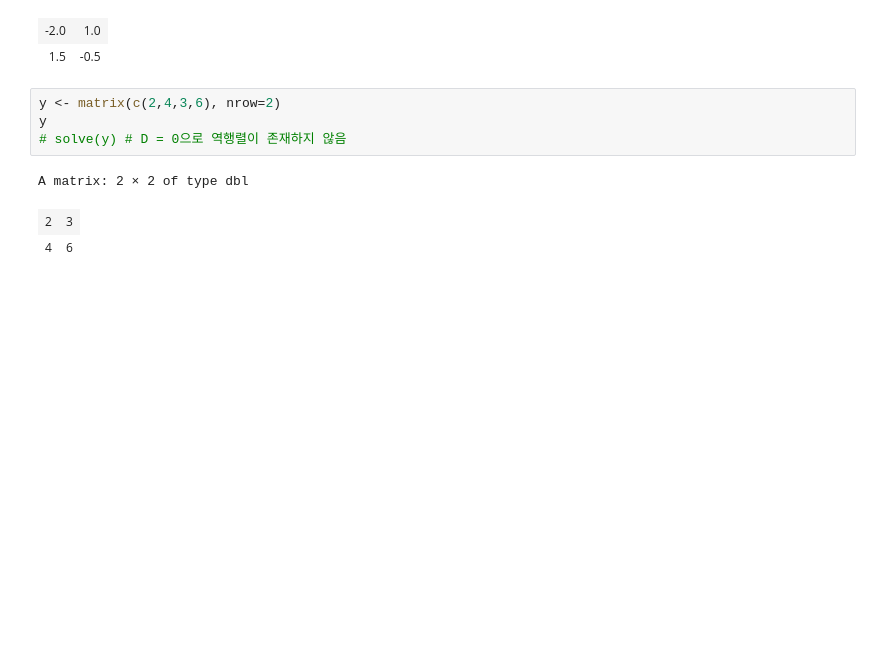
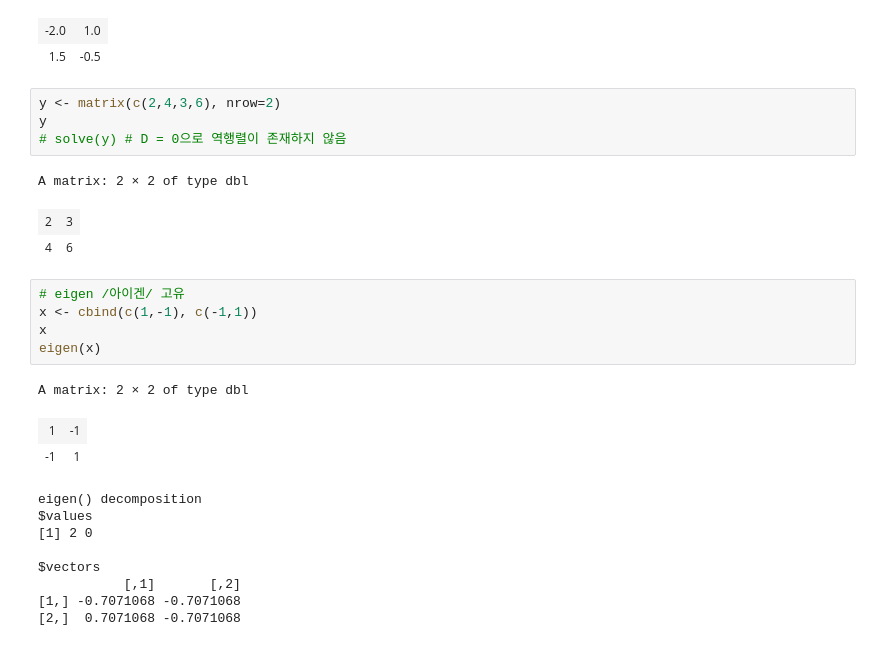
Before and after one commit to gyujin0450/RPRG, a Jupyter notebook: p124_주요내장함수.ipynb, the cells around one changed output. Drawn from its saved outputs; the diff is of its cells as text; blank space fills up the shorter version.

```diff
--- a/p124_주요내장함수.ipynb
+++ b/p124_주요내장함수.ipynb
@@ -443,3 +443,20 @@ y
 A matrix: 2 × 2 of type dbl
 | 2 | 3 |
 | 4 | 6 |
+# %%
+# eigen /아이겐/ 고유
+x <- cbind(c(1,-1), c(-1,1))
+x
+eigen(x)
+# %% [output]
+A matrix: 2 × 2 of type dbl
+| 1 | -1 |
+| -1 | 1 |
+eigen() decomposition
+$values
+[1] 2 0
+
+$vectors
+           [,1]       [,2]
+[1,] -0.7071068 -0.7071068
+[2,]  0.7071068 -0.7071068
```
